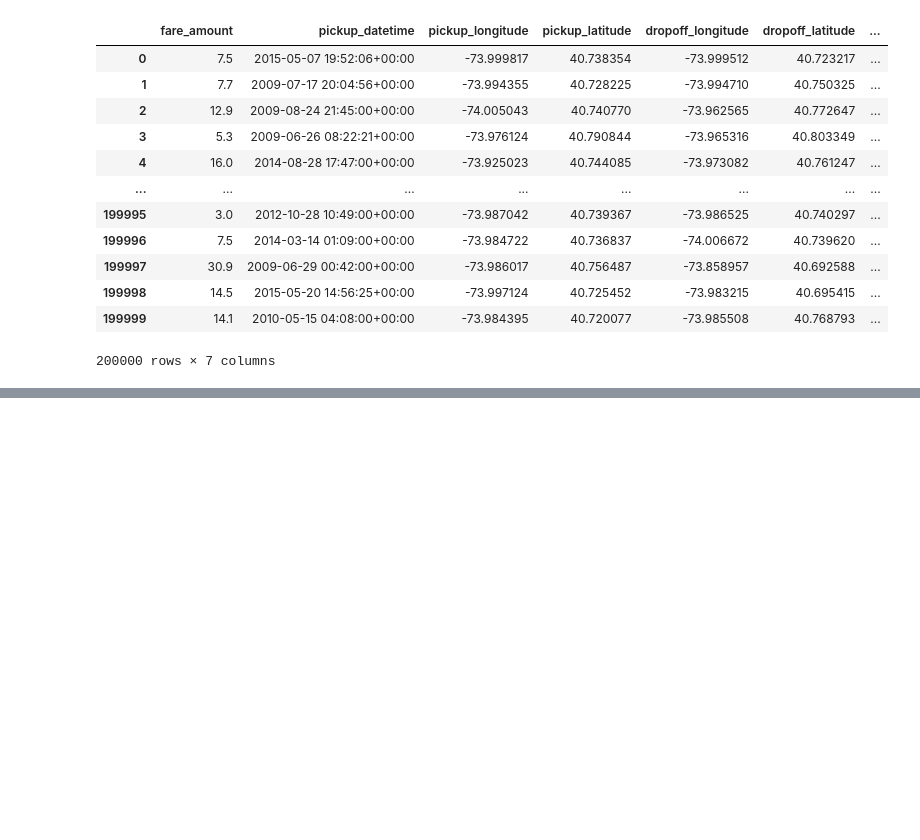
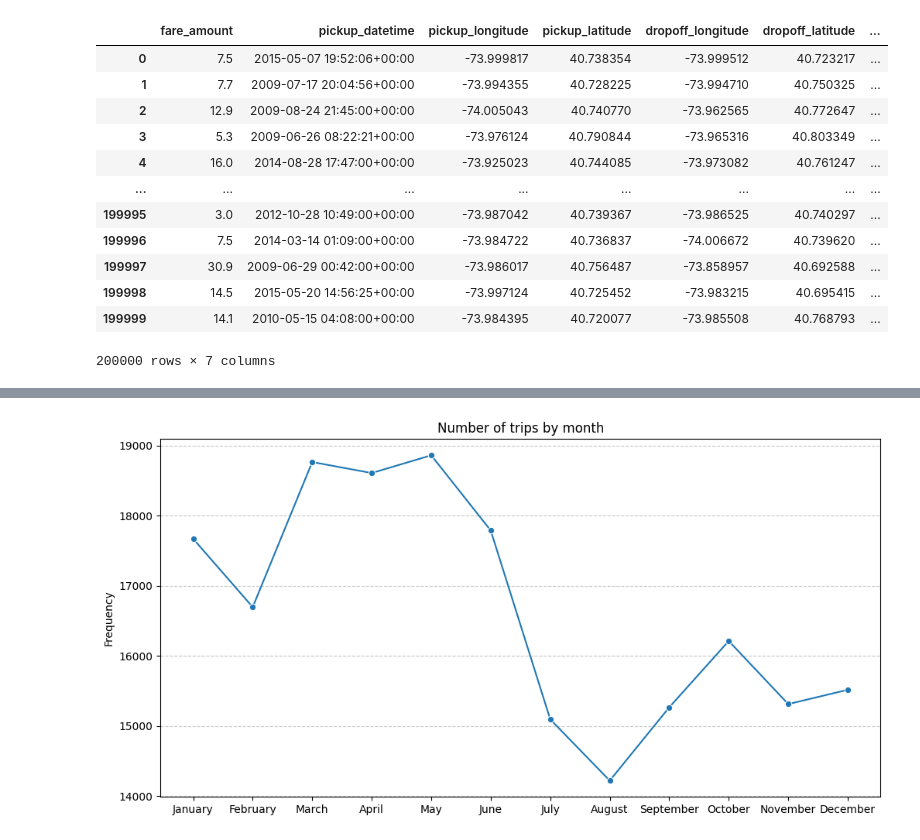
Before and after one commit to krzysikd/Uber_Fare_Prediction, a Jupyter notebook: Uber_Fares_Prediction.ipynb, the cells around one changed output, grey strips where cells are left out. Drawn from its saved outputs; the diff is of its cells as text; code cells hidden in the pictures; blank space fills up the shorter version.

```diff
--- a/Uber_Fares_Prediction.ipynb
+++ b/Uber_Fares_Prediction.ipynb
@@ -125,0 +248,13 @@ df
+# %%
+monthly_data = df['pickup_datetime'].dt.month.value_counts().sort_index()
+month_names = [calendar.month_name[i] for i in monthly_data.index]
+
+plt.figure(figsize=(12,6))
+sns.lineplot(x=month_names, y=monthly_data.values, marker='o')
+plt.title('Number of trips by month')
+plt.xlabel('')
+plt.ylabel('Frequency')
+plt.grid(axis='y', linestyle='--', alpha=0.7)
+plt.show()
+# %% [output]
+[figure, added]
```
Also changed, not shown: parts of 28 cells of this notebook.
